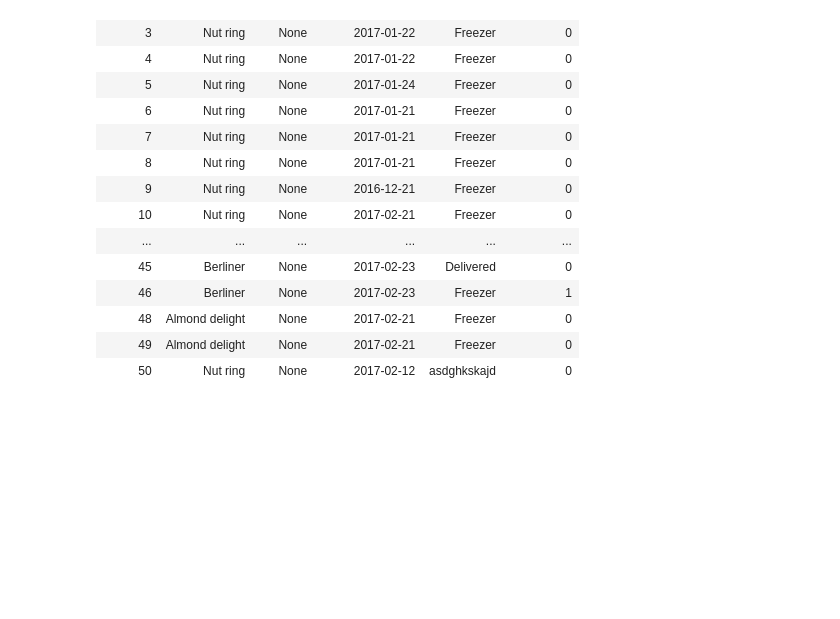
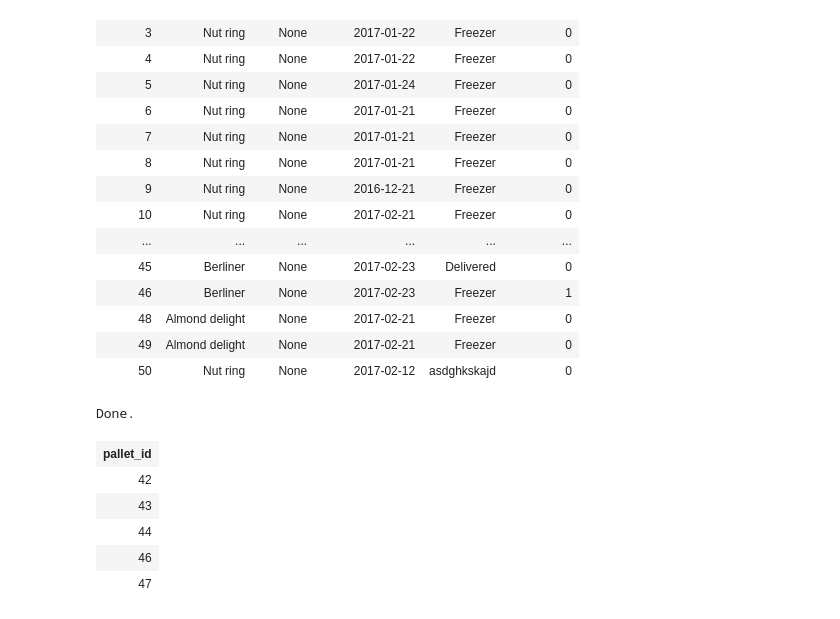
Before and after one commit to jysing/Krusty_Kookies, a Jupyter notebook: Notebook_SQL.ipynb, the cells around one changed output. Drawn from its saved outputs; the diff is of its cells as text; code cells hidden in the pictures; blank space fills up the shorter version.

```diff
--- a/Notebook_SQL.ipynb
+++ b/Notebook_SQL.ipynb
@@ -336,3 +339,17 @@ Done.
 | 48 | Almond delight | None | 2017-02-21 | Freezer | 0 |
 | 49 | Almond delight | None | 2017-02-21 | Freezer | 0 |
 | 50 | Nut ring | None | 2017-02-12 | asdghkskajd | 0 |
+# %%
+%%sql
+-- Blockerade pallar
+SELECT pallet_id
+FROM PALLET
+WHERE is_blocked = 1
+# %% [output]
+Done.
+| pallet_id |
+| 42 |
+| 43 |
+| 44 |
+| 46 |
+| 47 |
```
Also changed, not shown: parts of 2 cells of this notebook, 1 other file.
